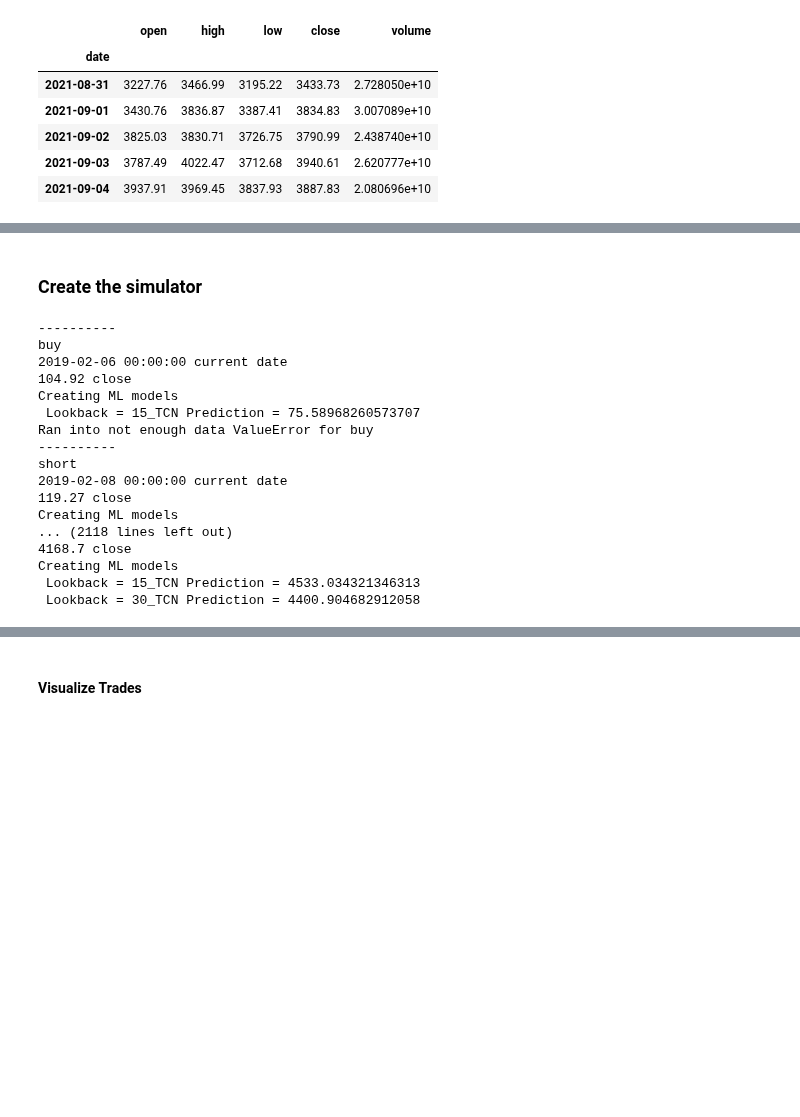
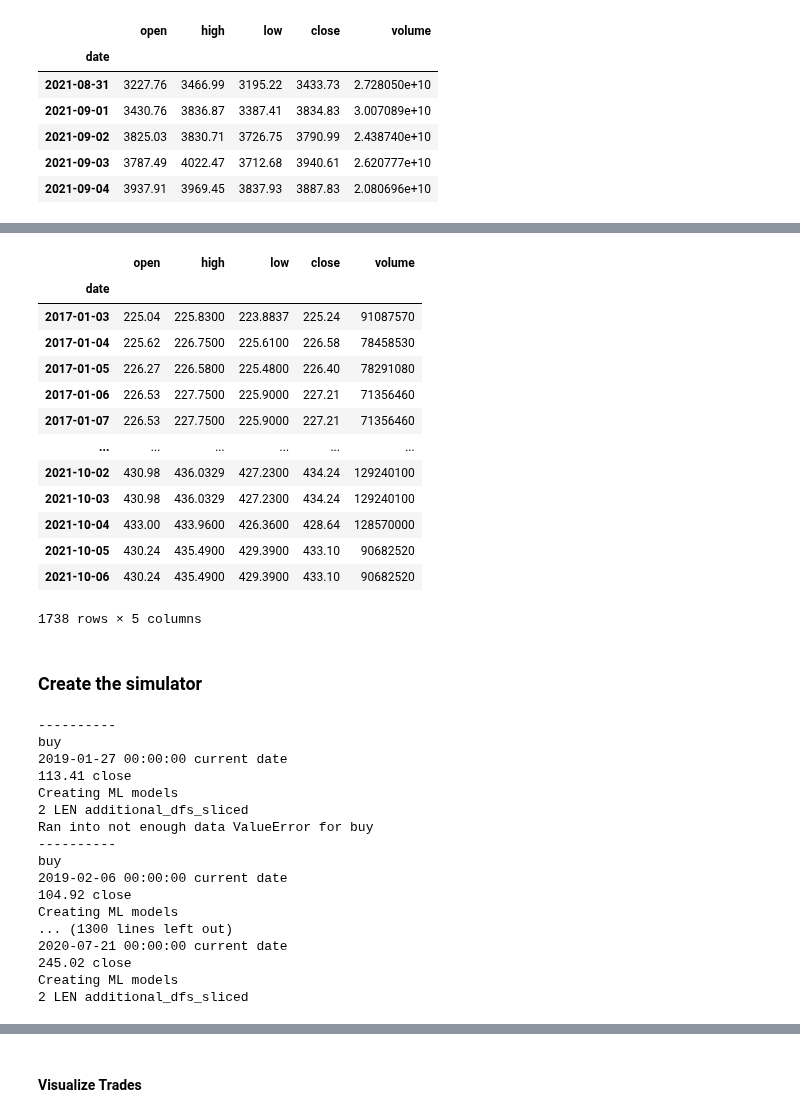
Before and after one commit to jonhilgart22/go-trader, a Jupyter notebook: notebooks/bollinger_bands_and_coinbase_data.ipynb, the cells around one changed output, grey strips where cells are left out. Saved outputs shown, nothing was run; the diff lists cells and outputs as text; code cells hidden in the pictures; blank space fills up the shorter version.

```diff
--- a/notebooks/bollinger_bands_and_coinbase_data.ipynb
+++ b/notebooks/bollinger_bands_and_coinbase_data.ipynb
@@ -93,0 +117,2 @@ etherum_df.tail()
+# %%
+idx = pd.date_range(spy_df.index.min(), datetime.datetime.utcnow().date())
@@ -93,0 +130,23 @@ etherum_df.tail()
+# %%
+
+
+spy_df = spy_df.reindex(idx, method="ffill")
+# %%
+spy_df.index = spy_df.index.rename("date")
+# %%
+spy_df
+# %% [output]
+|  | open | high | low | close | volume |
+| date |  |  |  |  |  |
+| 2017-01-03 | 225.04 | 225.8300 | 223.8837 | 225.24 | 91087570 |
+| 2017-01-04 | 225.62 | 226.7500 | 225.6100 | 226.58 | 78458530 |
+| 2017-01-05 | 226.27 | 226.5800 | 225.4800 | 226.40 | 78291080 |
+| 2017-01-06 | 226.53 | 227.7500 | 225.9000 | 227.21 | 71356460 |
+| 2017-01-07 | 226.53 | 227.7500 | 225.9000 | 227.21 | 71356460 |
+| ... | ... | ... | ... | ... | ... |
+| 2021-10-02 | 430.98 | 436.0329 | 427.2300 | 434.24 | 129240100 |
+| 2021-10-03 | 430.98 | 436.0329 | 427.2300 | 434.24 | 129240100 |
+| 2021-10-04 | 433.00 | 433.9600 | 426.3600 | 428.64 | 128570000 |
+| 2021-10-05 | 430.24 | 435.4900 | 429.3900 | 433.10 | 90682520 |
+| 2021-10-06 | 430.24 | 435.4900 | 429.3900 | 433.10 | 90682520 |
+1738 rows × 5 columns
@@ -749,30 +822,30 @@ simulator = BollingerBandsSimulator(
     period="24H",
     window=10,
     no_of_std=1.5,
-    ml_lookback_windows=[15, 30],
+    ml_lookback_windows=[15],
     ml_prediction_n_days=14,
-    additional_dfs = [bitcoin_df],
-    stop_loss_pct=.08,
+    additional_dfs = [bitcoin_df, spy_df],
+    stop_loss_pct=.05,
     model_name=["TCN", "NBEATS"]
 )
 simulator.simulate()
 # %% [output]
+----------
+buy
+2019-01-27 00:00:00 current date
+113.41 close
+Creating ML models
+2 LEN additional_dfs_sliced
+Ran into not enough data ValueError for buy
 ----------
 buy
 2019-02-06 00:00:00 current date
 104.92 close
 Creating ML models
- Lookback = 15_TCN Prediction = 75.58968260573707
-Ran into not enough data ValueError for buy
-----------
-short
-2019-02-08 00:00:00 current date
-119.27 close
+... (1300 lines left out)
+2020-07-21 00:00:00 current date
+245.02 close
 Creating ML models
-... (2118 lines left out)
-4168.7 close
-Creating ML models
- Lookback = 15_TCN Prediction = 4533.034321346313
- Lookback = 30_TCN Prediction = 4400.904682912058
+2 LEN additional_dfs_sliced
 # %%
 simulator
```
Also changed, not shown: parts of 7 cells of this notebook, 15 other files.
